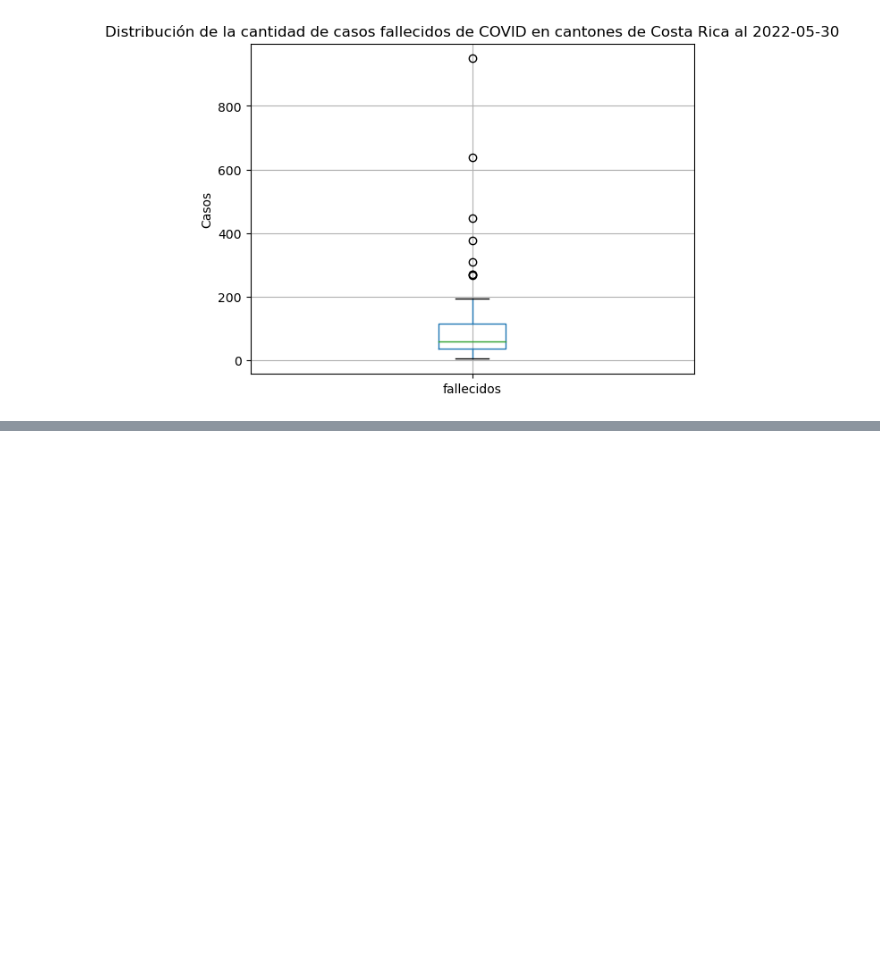
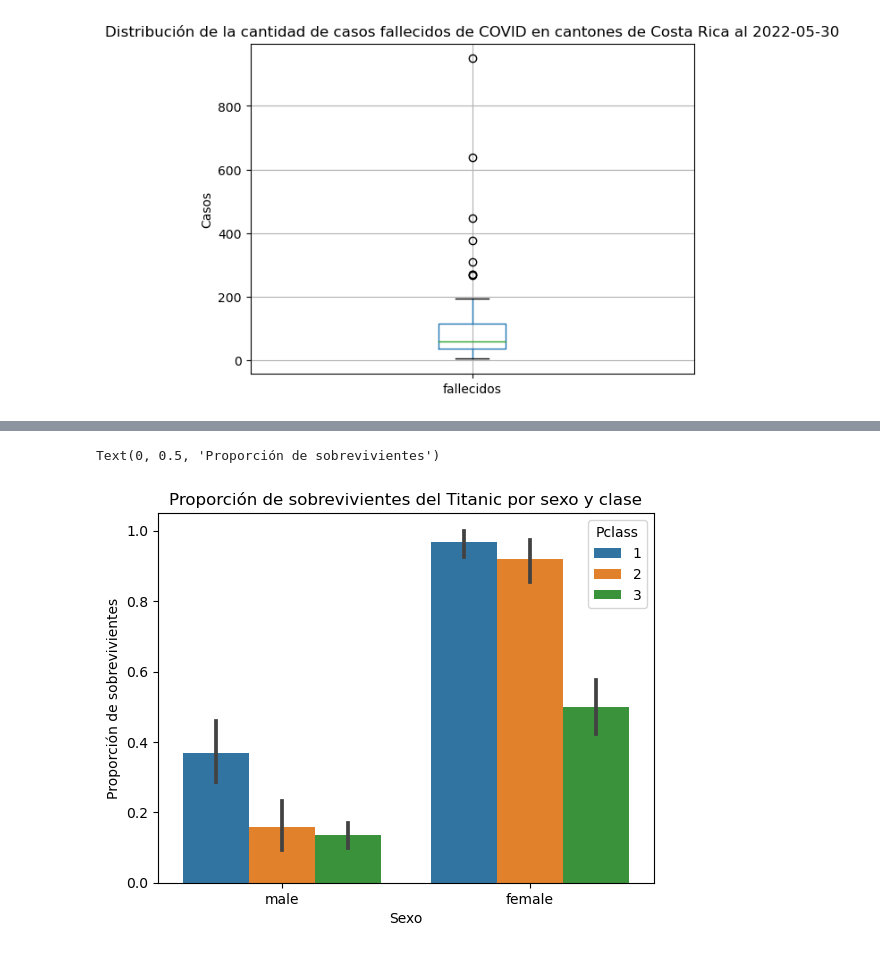
Before and after one commit to Joseumaa13/Visualizacion_datos, a Jupyter notebook: VisualizacionDatos.ipynb, the cells around one changed output, grey strips where cells are left out. Cells and saved outputs as stored; diff of their text form; code cells hidden in the pictures; blank space fills up the shorter version.

Commit message:
Graficos_cajas, y barras

```diff
--- a/VisualizacionDatos.ipynb
+++ b/VisualizacionDatos.ipynb
@@ -318,0 +371,10 @@ Text(0, 0.5, 'Edad')
+# %%
+# Gráfico de barras
+sns.barplot(data=titanic, x="Sex", y="Survived", hue="Pclass")
+
+plt.title("Proporción de sobrevivientes del Titanic por sexo y clase")
+plt.xlabel("Sexo")
+plt.ylabel("Proporción de sobrevivientes")
+# %% [output]
+Text(0, 0.5, 'Proporción de sobrevivientes')
+[figure, added]
```
Also changed, not shown: parts of 10 cells of this notebook.
